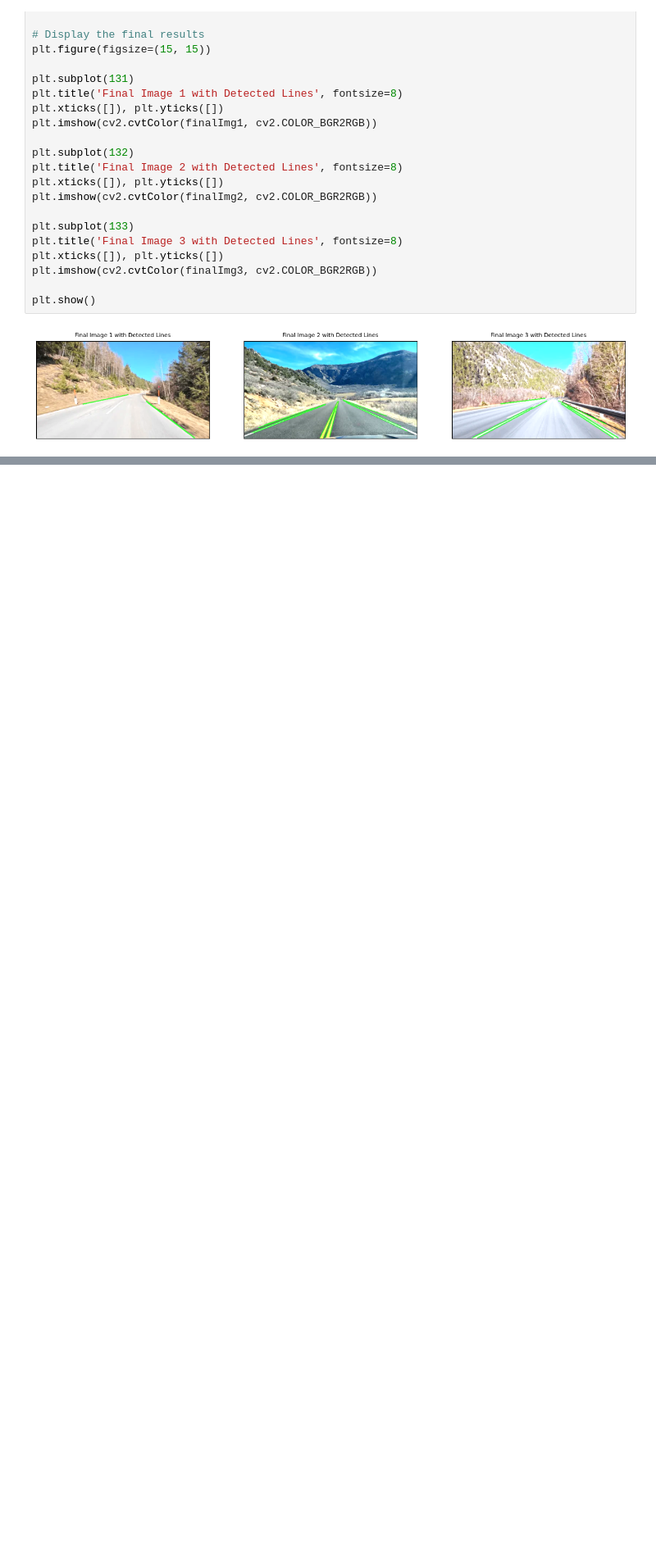
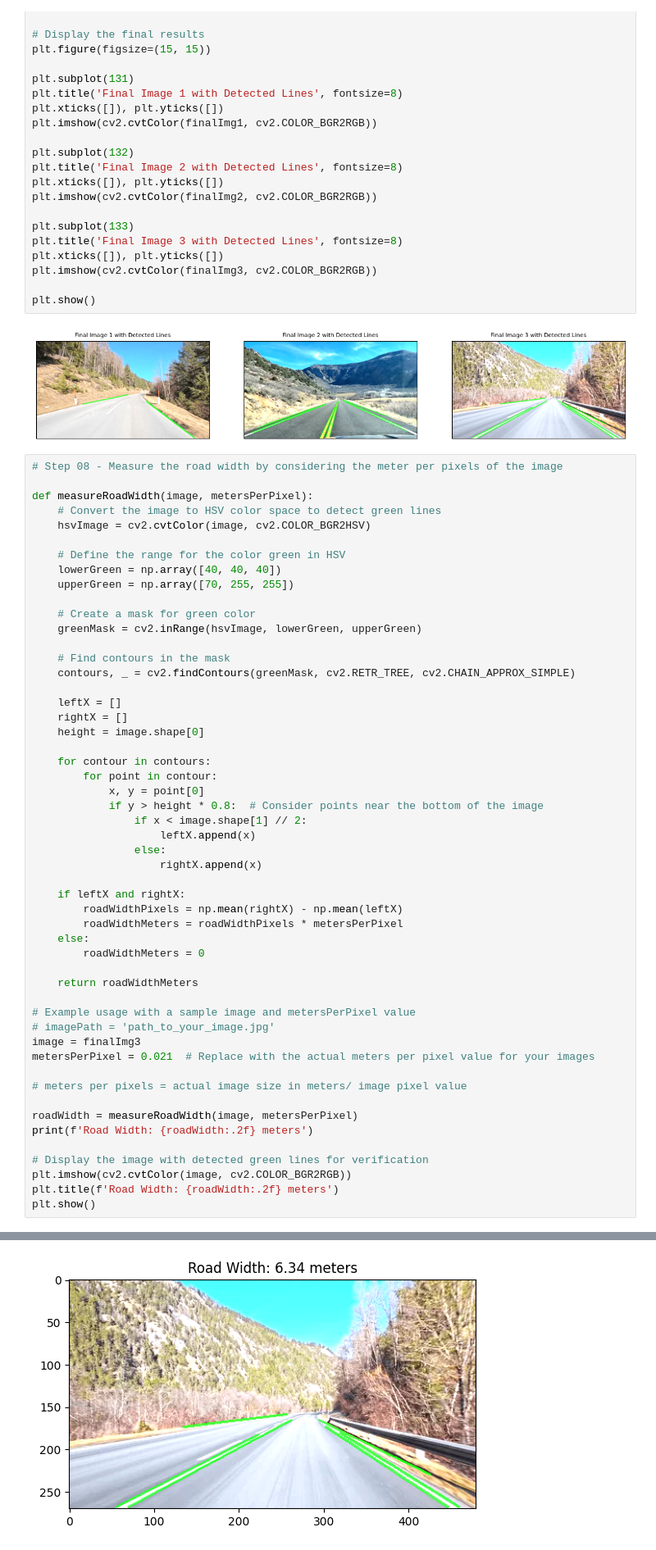
Before and after one commit to DilshanGDT/Project-SafePath, a Jupyter notebook: test.ipynb, the cells around one changed output, grey strips where cells are left out. Shown at 82% size. Drawn from its saved outputs; the diff is of its cells as text; blank space fills up the shorter version.

Commit message:
Step 08 - Measure the road width

```diff
--- a/test.ipynb
+++ b/test.ipynb
@@ -297,3 +297,56 @@ plt.imshow(cv2.cvtColor(finalImg3, cv2.COLOR_BGR2RGB))
 plt.show()
 # %% [output]
 [figure]
+# %%
+# Step 08 - Measure the road width by considering the meter per pixels of the image
+
+def measureRoadWidth(image, metersPerPixel):
+    # Convert the image to HSV color space to detect green lines
+    hsvImage = cv2.cvtColor(image, cv2.COLOR_BGR2HSV)
+
+    # Define the range for the color green in HSV
+    lowerGreen = np.array([40, 40, 40])
+    upperGreen = np.array([70, 255, 255])
+
+    # Create a mask for green color
+    greenMask = cv2.inRange(hsvImage, lowerGreen, upperGreen)
+
+    # Find contours in the mask
+    contours, _ = cv2.findContours(greenMask, cv2.RETR_TREE, cv2.CHAIN_APPROX_SIMPLE)
+
+    leftX = []
+    rightX = []
+    height = image.shape[0]
+
+    for contour in contours:
+        for point in contour:
+            x, y = point[0]
+            if y > height * 0.8:  # Consider points near the bottom of the image
+                if x < image.shape[1] // 2:
+                    leftX.append(x)
+                else:
+                    rightX.append(x)
+
+    if leftX and rightX:
+        roadWidthPixels = np.mean(rightX) - np.mean(leftX)
+        roadWidthMeters = roadWidthPixels * metersPerPixel
+    else:
+        roadWidthMeters = 0
+
+    return roadWidthMeters
+
+# Example usage with a sample image and metersPerPixel value
+# imagePath = 'path_to_your_image.jpg'
+image = finalImg3
+metersPerPixel = 0.021  # Replace with the actual meters per pixel value for your images
+
+# meters per pixels = actual image size in meters/ image pixel value
+
+roadWidth = measureRoadWidth(image, metersPerPixel)
+print(f'Road Width: {roadWidth:.2f} meters')
+
+# Display the image with detected green lines for verification
+plt.imshow(cv2.cvtColor(image, cv2.COLOR_BGR2RGB))
+plt.title(f'Road Width: {roadWidth:.2f} meters')
+plt.show()
+# %% [output]
@@ -299,0 +354 @@ plt.show()
+[figure, added]
```
Also changed, not shown: parts of 1 cell of this notebook.
